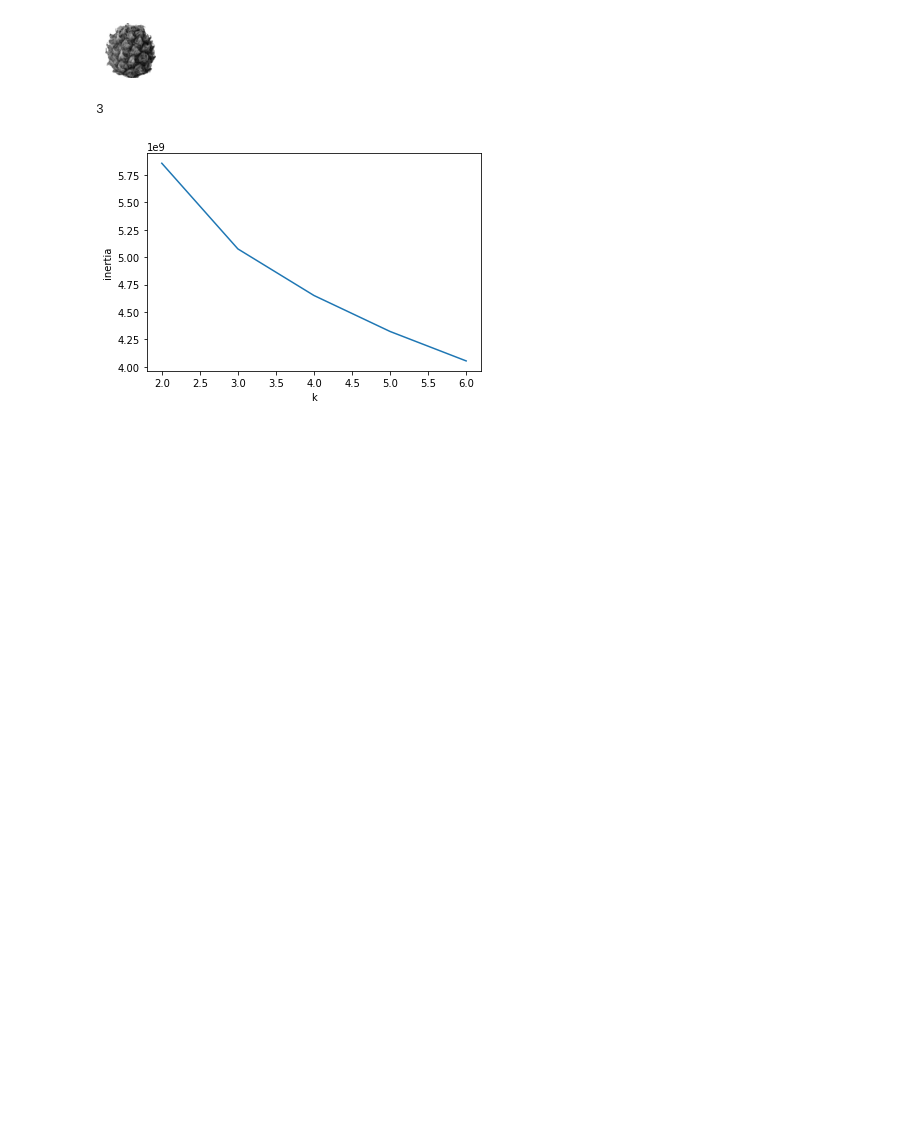
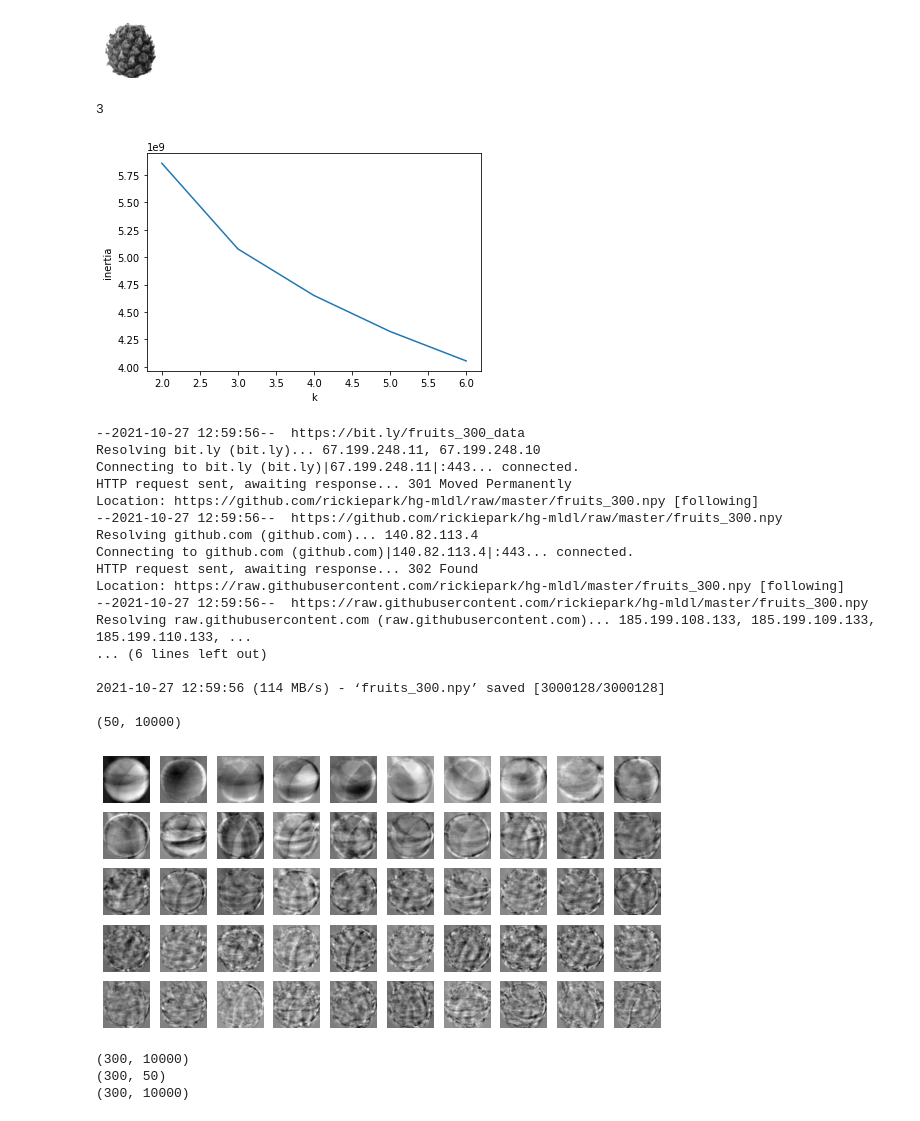
Before and after one commit to CHOOSLA/Self_Studying_of_Machine-Learning_and_Deep-Learning, a Jupyter notebook: Chapter_06.ipynb, the cells around one changed output. Saved outputs shown, nothing was run; the diff lists cells and outputs as text; code cells hidden in the pictures; blank space fills up the shorter version.

```diff
--- a/Chapter_06.ipynb
+++ b/Chapter_06.ipynb
@@ -378,0 +347,69 @@ plt.show()
+# %%
+#06-3 주성분 분석
+
+#차원과 차원 축소
+#지금까지는 우리는 데이터가 가진 속성을 *특성*이라도 칭함
+#과일 사진의 경우 10000개의 픽셀이 있고 10000개의 특성이 있는 것
+#머신러닝에서는 이런 특성을 **차원**이라고도 부름
+#10000개의 특성 = 10000개의 차원
+
+#차원 축소 알고리즘
+
+#주성분 분석 알고리즘 (PCA)를 배워보자
+#주성분 분석(PCA)은 데이터에 있는 분산이 큰 방향을 찾는 것으로 이해할 수 있다.
+#주성분 벡터는 원본 데이터에 있는 어떤 방향
+#따라서 주성분 벡터의 원소 개수는 원본 데이터셋에 있는 특성 개수와 같다.
+#원본 데이터는 주성분을 사용해 차원을 줄일 수 있다.
+
+
+!wget https://bit.ly/fruits_300_data -O fruits_300.npy
+import numpy as np
+fruits = np.load('fruits_300.npy')
+fruits_2d = fruits.reshape(-1,100*100)
+from sklearn.decomposition import PCA
+pca = PCA(n_components=50)
+pca.fit(fruits_2d)
+print(pca.components_.shape)
+#주성분 50개에 그림을 출력 10000은 100x100 픽셀의 사진을 말하는 것임
+draw_fruits(pca.components_.reshape(-1,100,100))
+#이 주성분은 원본 데이터에서 가장 분산이 큰 방향을 순서대로 나타낸 것
+#한편으로는 데이터셋에 있는 어떤 특징을 잡아낸 것 처럼 생각할 수도 있다.
+
+print(fruits_2d.shape)
+fruits_pca = pca.transform(fruits_2d)
+print(fruits_pca.shape) #10000개의 특성을 50개에 특성에 투영시켜서 차원 축소를 하였다.
+#데이터를 성공적으로 줄여서 공간 확보!
+
+####원본 데이터 재구성
+fruits_inverse = pca.inverse_transform(fruits_pca)
+print(fruits_inverse.shape)
+
+fig,axs=plt.subplots(5,10,figsize=(10,10),squeeze=False)
+for i in range(5):
+  for j in range(10):
+    axs[i,j].plot(np.arange(10000),pca.components_[i*10+j])
+    axs[i,j].axis('off')
+
+plt.show()
+# %% [output]
+--2021-10-27 12:59:56--  https://bit.ly/fruits_300_data
+Resolving bit.ly (bit.ly)... 67.199.248.11, 67.199.248.10
+Connecting to bit.ly (bit.ly)|67.199.248.11|:443... connected.
+HTTP request sent, awaiting response... 301 Moved Permanently
+Location: https://github.com/rickiepark/hg-mldl/raw/master/fruits_300.npy [following]
+--2021-10-27 12:59:56--  https://github.com/rickiepark/hg-mldl/raw/master/fruits_300.npy
+Resolving github.com (github.com)... 140.82.113.4
+Connecting to github.com (github.com)|140.82.113.4|:443... connected.
+HTTP request sent, awaiting response... 302 Found
+Location: https://raw.githubusercontent.com/rickiepark/hg-mldl/master/fruits_300.npy [following]
+--2021-10-27 12:59:56--  https://raw.githubusercontent.com/rickiepark/hg-mldl/master/fruits_300.npy
+Resolving raw.githubusercontent.com (raw.githubusercontent.com)... 185.199.108.133, 185.199.109.133, 185.199.110.133, ...
+... (6 lines left out)
+
+2021-10-27 12:59:56 (114 MB/s) - ‘fruits_300.npy’ saved [3000128/3000128]
+
+(50, 10000)
+[figure, added]
+(300, 10000)
+(300, 50)
+(300, 10000)
```
Also changed, not shown: parts of 12 cells of this notebook.
